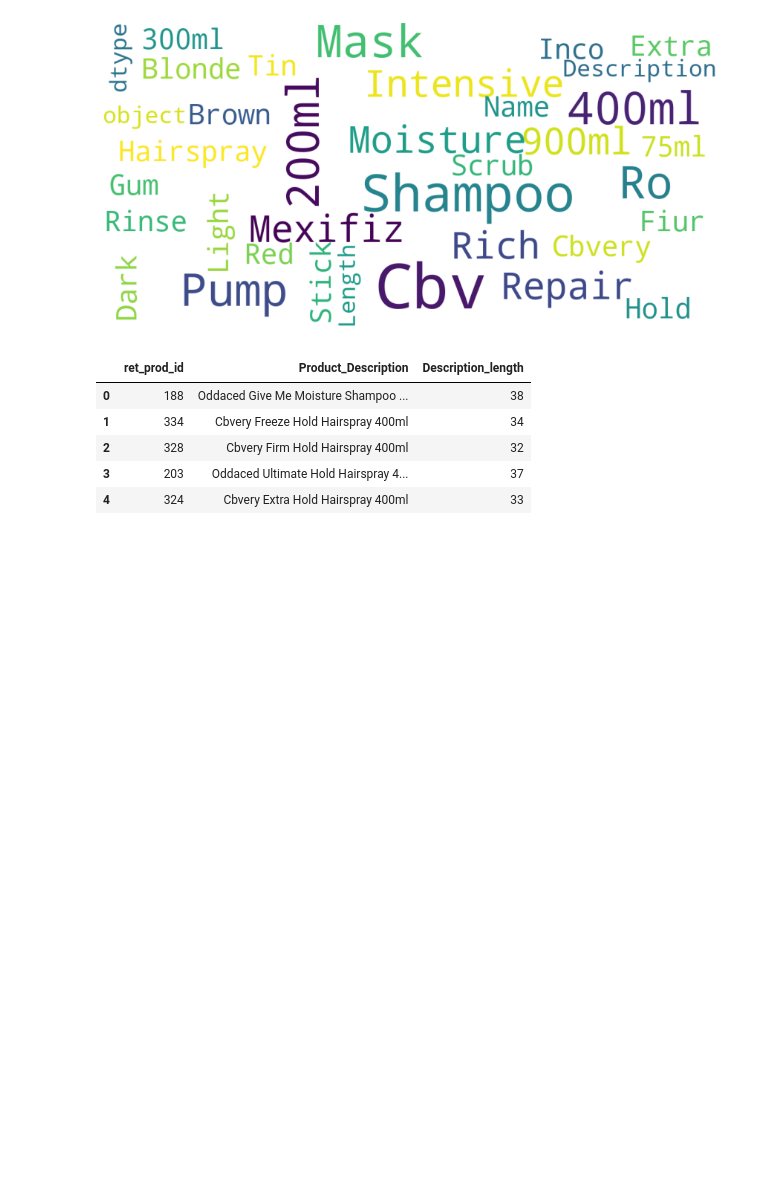
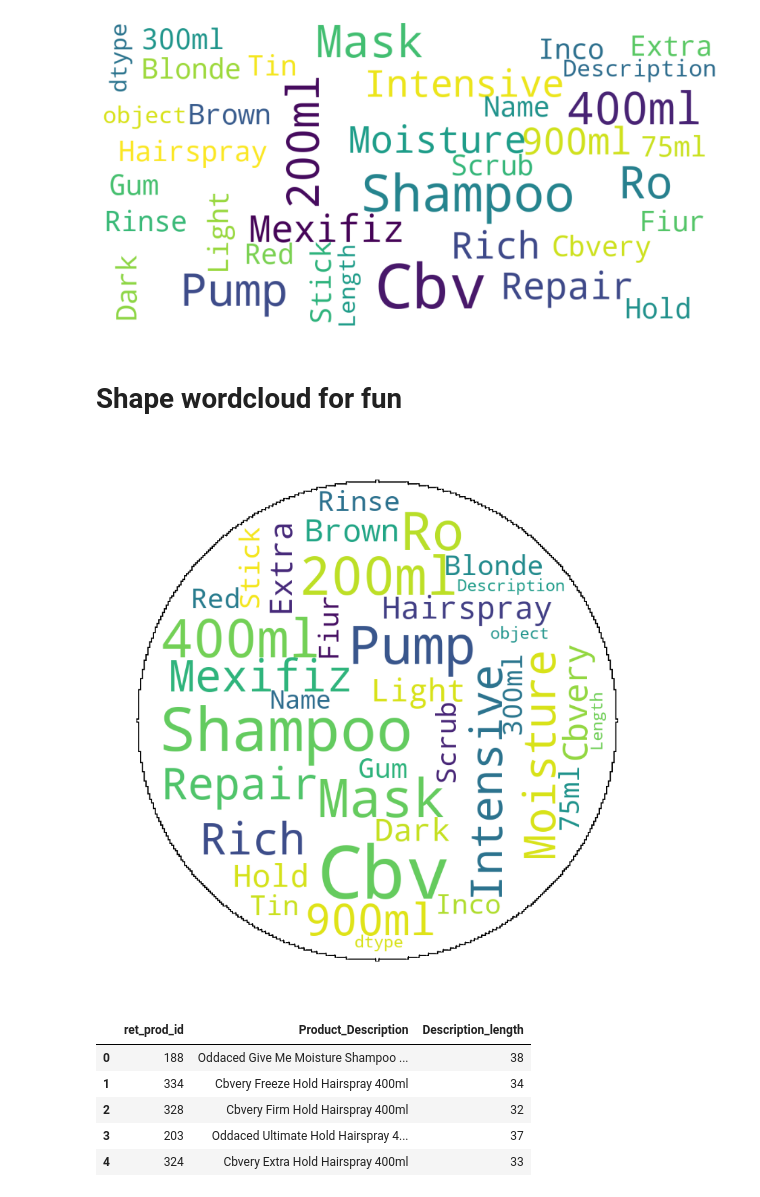
Before and after one commit to buddhadeb33/My-Assignments, a Jupyter notebook: Tredence_Assignment.ipynb, the cells around one changed output. Saved outputs shown, nothing was run; the diff lists cells and outputs as text; code cells hidden in the pictures; blank space fills up the shorter version.

```diff
--- a/Tredence_Assignment.ipynb
+++ b/Tredence_Assignment.ipynb
@@ -150,6 +152,36 @@ def show_wordcloud(data, title = None):
 show_wordcloud(mnf['Description'])
 # %% [output]
 [figure]
+# %% [markdown]
+# Shape wordcloud for fun
+# %%
+x, y = np.ogrid[:300, :300]
+mask = (x - 150) ** 2 + (y - 150) ** 2 > 130 ** 2
+mask = 255 * mask.astype(int)
+
+
+def show_wordcloud(data, title = None):
+    wordcloud = WordCloud(
+        background_color='white', mask = mask,
+        stopwords=stopwords,contour_width=0.01,
+        max_words=200,
+        max_font_size=40,
+        scale=3,
+        random_state=1 # chosen at random by flipping a coin; it was heads
+).generate(str(data))
+
+    fig = plt.figure(1, figsize=(15, 15))
+    plt.axis('off')
+    if title:
+        fig.suptitle(title, fontsize=20)
+        fig.subplots_adjust(top=2.3)
+
+    plt.imshow(wordcloud)
+    plt.show()
+
+show_wordcloud(mnf['Description'])
+# %% [output]
+[figure, added]
 # %%
 retail['Description_length'] = retail['Product_Description'].apply(len)
 #retail['Product_Description_length1'] = [len(t) for t in retail.Product_Description]
```
Also changed, not shown: parts of 10 cells of this notebook.
